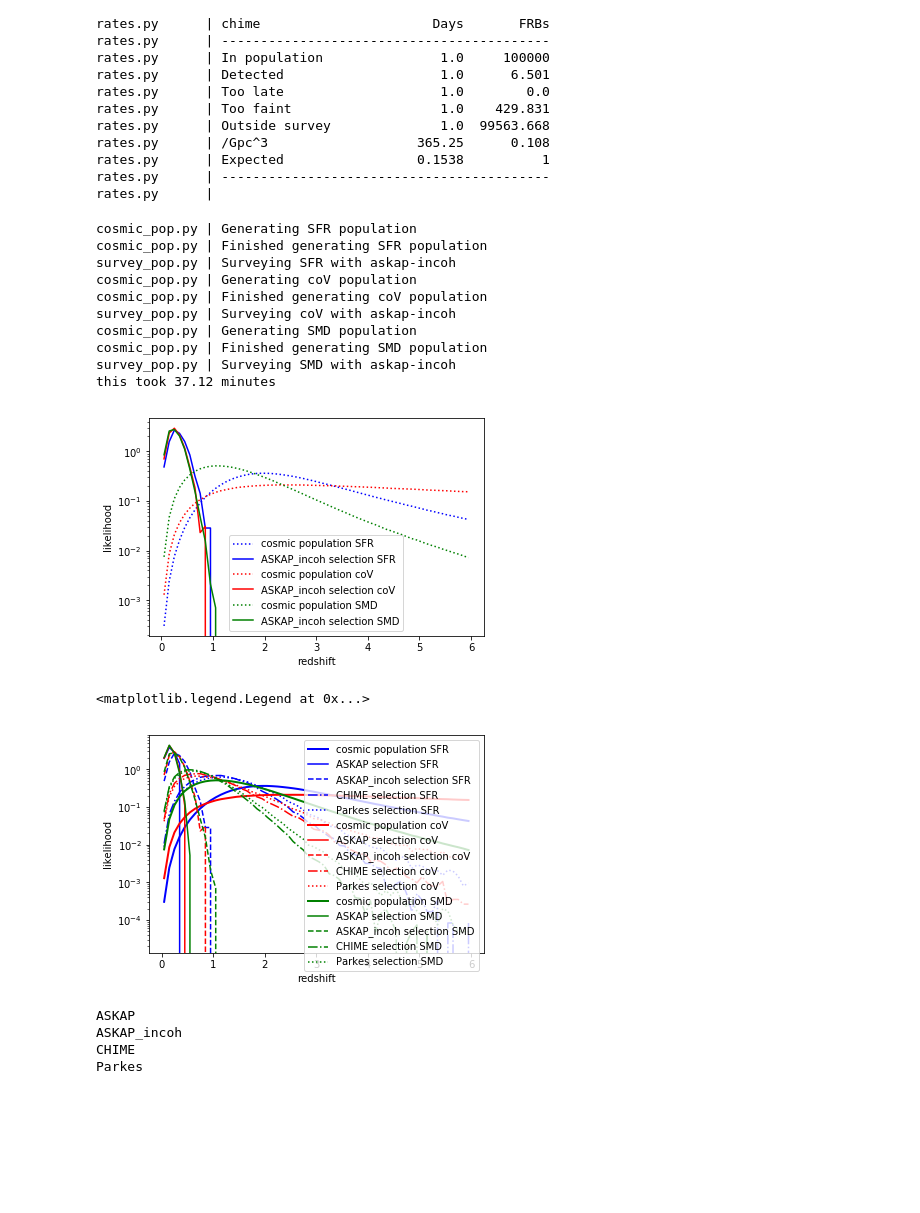
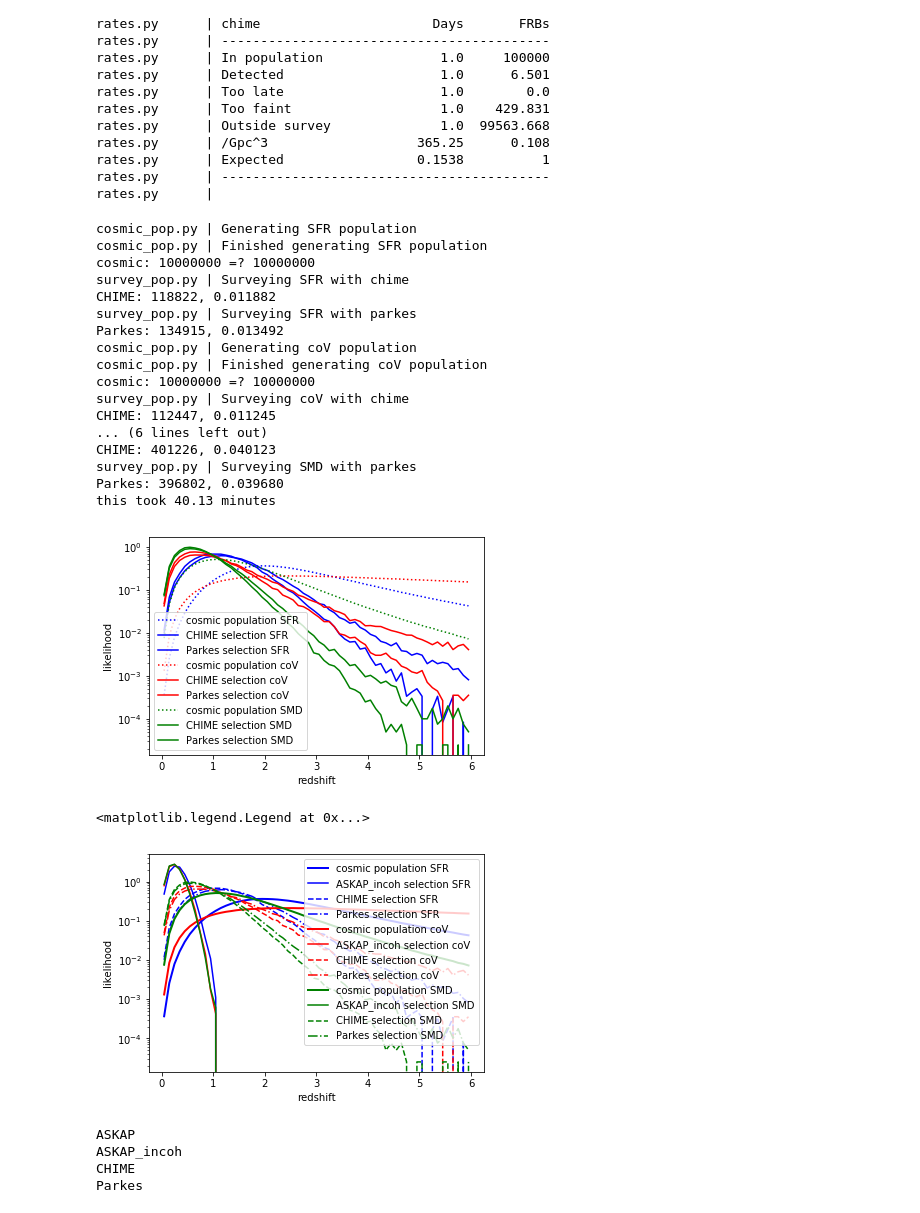
Before and after one commit to FRBs/PreFRBLE, a Jupyter notebook: notebooks/model/PreFRBLE_FRBpoppy.ipynb, the cells around one changed output. Drawn from its saved outputs; the diff is of its cells as text; code cells hidden in the pictures; blank space fills up the shorter version.

Commit message:
finalize all plots

```diff
--- a/notebooks/model/PreFRBLE_FRBpoppy.ipynb
+++ b/notebooks/model/PreFRBLE_FRBpoppy.ipynb
@@ -50,49 +50,64 @@ rates.py      |
 from time import time
 t0 = time()
 
+ASKAP_population = PreFRBLE_population.copy()
+ASKAP_population['z_max'] = 1.3
+
 N = 1e7
-#N = 1e4
+#N = 1e5
 for population, color in zip( populations, ['blue','red','green']):
     # Generate an FRB population
     cosmic_pop = CosmicPopulation(N, name=population, n_model=populations_FRBpoppy[population], **PreFRBLE_population )
+#    cosmic_pop = CosmicPopulation(N, name=population, n_model=populations_FRBpoppy[population], **ASKAP_population )
+
+    print( 'cosmic: %i =? %i' % ( len(cosmic_pop.frbs.z), N  ) )
 
     P, x = Histogram(cosmic_pop.frbs.z, density=True, bins=60, range=[0,6])
     plt.plot( x[:-1]+np.diff(x)/2, P, label='cosmic population '+population, linestyle=':', color=color)
 
     Write2h5( likelihood_file_redshift, [P,x], [ KeyRedshift( population, "None", axis )  for axis in ["P","x"] ] )
 
-    for telescope in telescopes[1:2]:
+    for telescope in telescopes[1:]:
+#    for telescope in telescopes[:1]:
 
         #Setup a survey
         survey = Survey( telescopes_FRBpoppy[telescope] )
         # Observe the FRB population
         survey_pop = SurveyPopulation(cosmic_pop, survey, rate_limit=False)
 
+        print( '%s: %i, %f' % ( telescope, len(survey_pop.frbs.z), float(len(survey_pop.frbs.z))/N  ) )
 
         P, x = Histogram(survey_pop.frbs.z, density=True, bins=60, range=[0,6])
         survey_pop = 0
         plt.plot( x[:-1]+np.diff(x)/2, P, label=telescope+' selection '+population, color=color)
 
         Write2h5( likelihood_file_redshift, [P,x], [ KeyRedshift( population, telescope, axis )  for axis in ["P","x"] ] )
     cosmic_pop = 0
 plt.yscale('log')
 plt.xlabel('redshift')
 plt.ylabel('likelihood')
 plt.legend()
 
 print( "this took %.2f minutes" % ( (time()-t0)/60 ) )
 # %% [output]
 cosmic_pop.py | Generating SFR population
 cosmic_pop.py | Finished generating SFR population
-survey_pop.py | Surveying SFR with askap-incoh
+cosmic: 10000000 =? 10000000
+survey_pop.py | Surveying SFR with chime
+CHIME: 118822, 0.011882
+survey_pop.py | Surveying SFR with parkes
+Parkes: 134915, 0.013492
 cosmic_pop.py | Generating coV population
 cosmic_pop.py | Finished generating coV population
-survey_pop.py | Surveying coV with askap-incoh
-cosmic_pop.py | Generating SMD population
-cosmic_pop.py | Finished generating SMD population
-survey_pop.py | Surveying SMD with askap-incoh
-this took 37.12 minutes
+cosmic: 10000000 =? 10000000
+survey_pop.py | Surveying coV with chime
+CHIME: 112447, 0.011245
+... (6 lines left out)
+CHIME: 401226, 0.040123
+survey_pop.py | Surveying SMD with parkes
+Parkes: 396802, 0.039680
+this took 40.13 minutes
-[figure, old version]
+[figure, new version]
 # %%
 for population, color in zip( populations, ['blue','red','green']):
     #population = populations_FRBpoppy[population]
@@ -110,7 +125,7 @@ plt.ylabel('likelihood')
 plt.legend()
 # %% [output]
 <matplotlib.legend.Legend at 0x...>
-[figure, old version]
+[figure, new version]
 # %%
 for telescope in telescopes:
     print(telescope)
```
Also changed, not shown: parts of 1 cell of this notebook, 14 other files.
